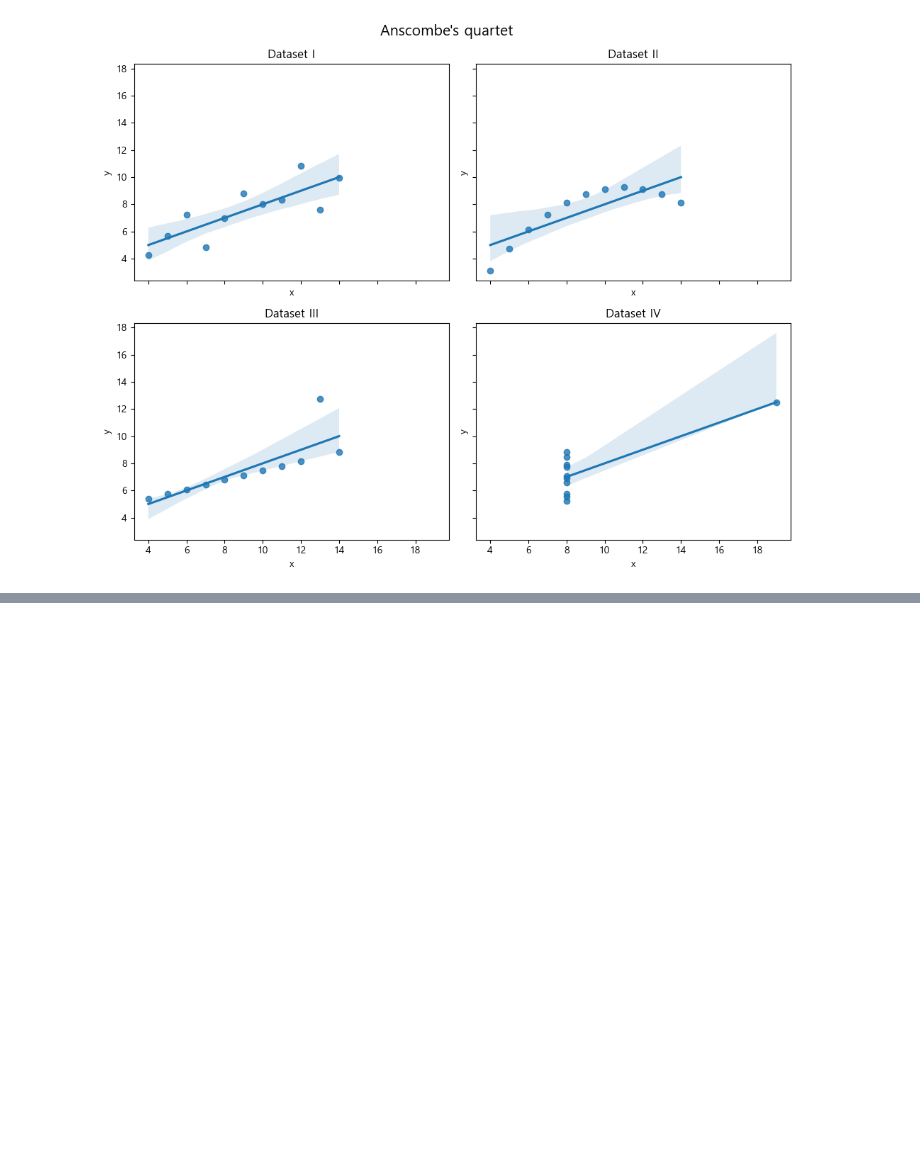
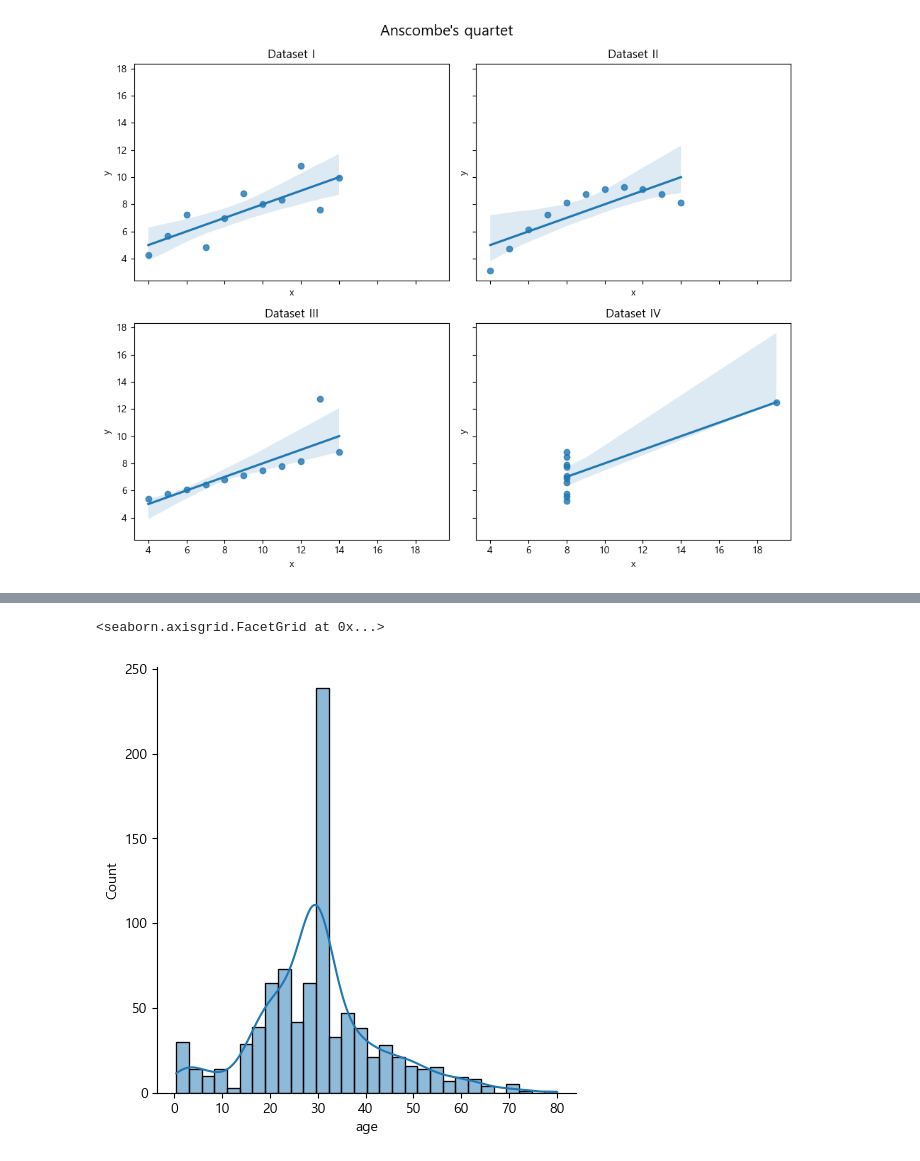
Before and after one commit to hyangshim/DataAnalysis_lecture-2023.04, a Jupyter notebook: 03.시각화/05.Seaborn.ipynb, the cells around one changed output, grey strips where cells are left out. Cells and saved outputs as stored; diff of their text form; code cells hidden in the pictures; blank space fills up the shorter version.

```diff
--- a/03.시각화/05.Seaborn.ipynb
+++ b/03.시각화/05.Seaborn.ipynb
@@ -214,0 +237,7 @@ plt.show()
+# %%
+# 결측치를 평균으로 변경
+titanic.age.fillna(titanic.age.mean(),inplace=True)
+sns.displot(x='age',data=titanic,kde=True)
+# %% [output]
+<seaborn.axisgrid.FacetGrid at 0x...>
+[figure, added]
```
Also changed, not shown: parts of 7 cells of this notebook.
